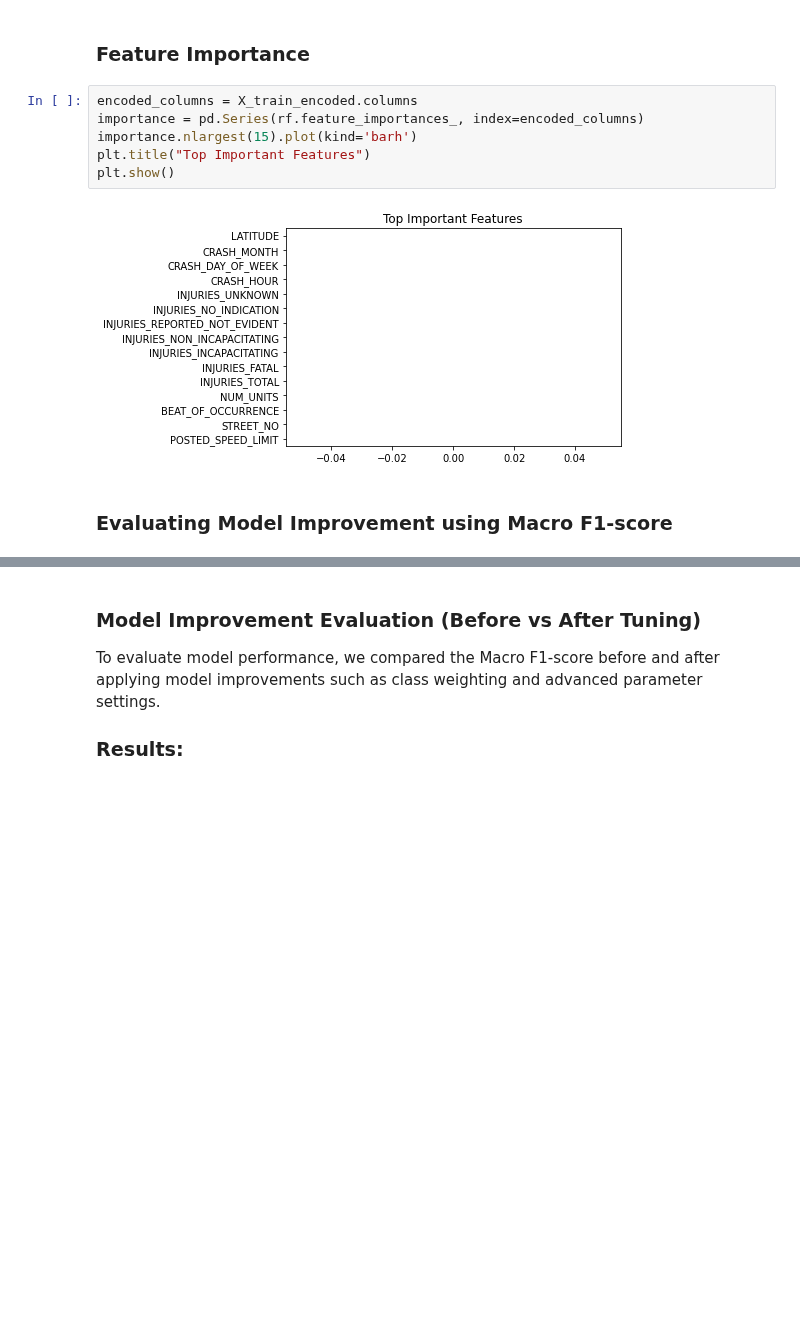
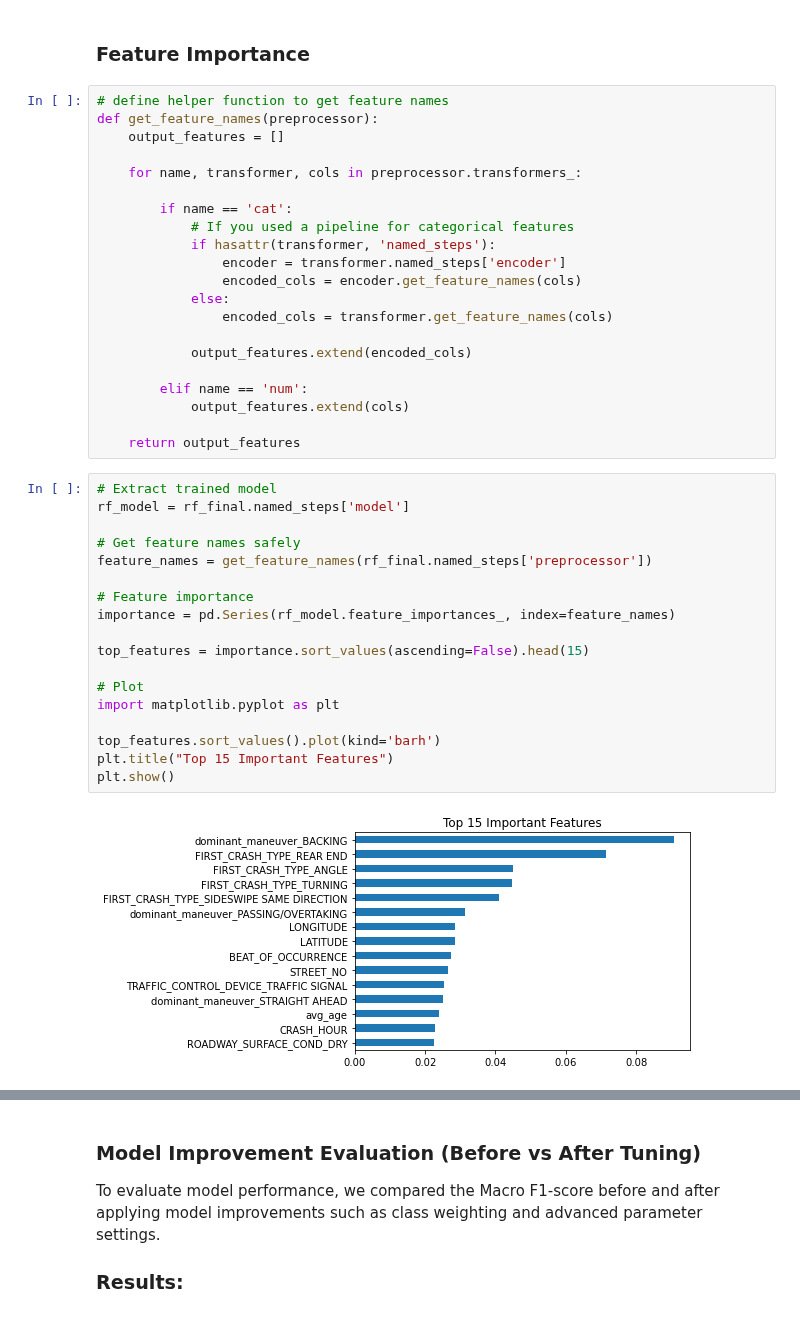
Before and after one commit to ChairoSolutions/Chicago-crash-cause-prediction, a Jupyter notebook: Notebook/index.ipynb, the cells around one changed output, grey strips where cells are left out. Cells and saved outputs as stored; diff of their text form; blank space fills up the shorter version.

```diff
--- a/Notebook/index.ipynb
+++ b/Notebook/index.ipynb
@@ -1495,12 +1549,43 @@ This helps:
 # %% [markdown]
 ### Feature Importance
+# %%
+# define helper function to get feature names
+def get_feature_names(preprocessor):
+    output_features = []
+
+    for name, transformer, cols in preprocessor.transformers_:
+
+        if name == 'cat':
+            # If you used a pipeline for categorical features
+            if hasattr(transformer, 'named_steps'):
+                encoder = transformer.named_steps['encoder']
+                encoded_cols = encoder.get_feature_names(cols)
+            else:
+                encoded_cols = transformer.get_feature_names(cols)
+
+            output_features.extend(encoded_cols)
+
+        elif name == 'num':
+            output_features.extend(cols)
+
+    return output_features
 # %%
-encoded_columns = X_train_encoded.columns
-importance = pd.Series(rf.feature_importances_, index=encoded_columns)
-importance.nlargest(15).plot(kind='barh')
-plt.title("Top Important Features")
+# Extract trained model
+rf_model = rf_final.named_steps['model']
+
+# Get feature names safely
+feature_names = get_feature_names(rf_final.named_steps['preprocessor'])
+
+# Feature importance
+importance = pd.Series(rf_model.feature_importances_, index=feature_names)
+
+top_features = importance.sort_values(ascending=False).head(15)
+
+# Plot
+import matplotlib.pyplot as plt
+
+top_features.sort_values().plot(kind='barh')
+plt.title("Top 15 Important Features")
 plt.show()
 # %% [output]
-[figure, old version]
+[figure, new version]
-# %% [markdown]
-### Evaluating Model Improvement using Macro F1-score
```
Also changed, not shown: parts of 34 cells of this notebook.
